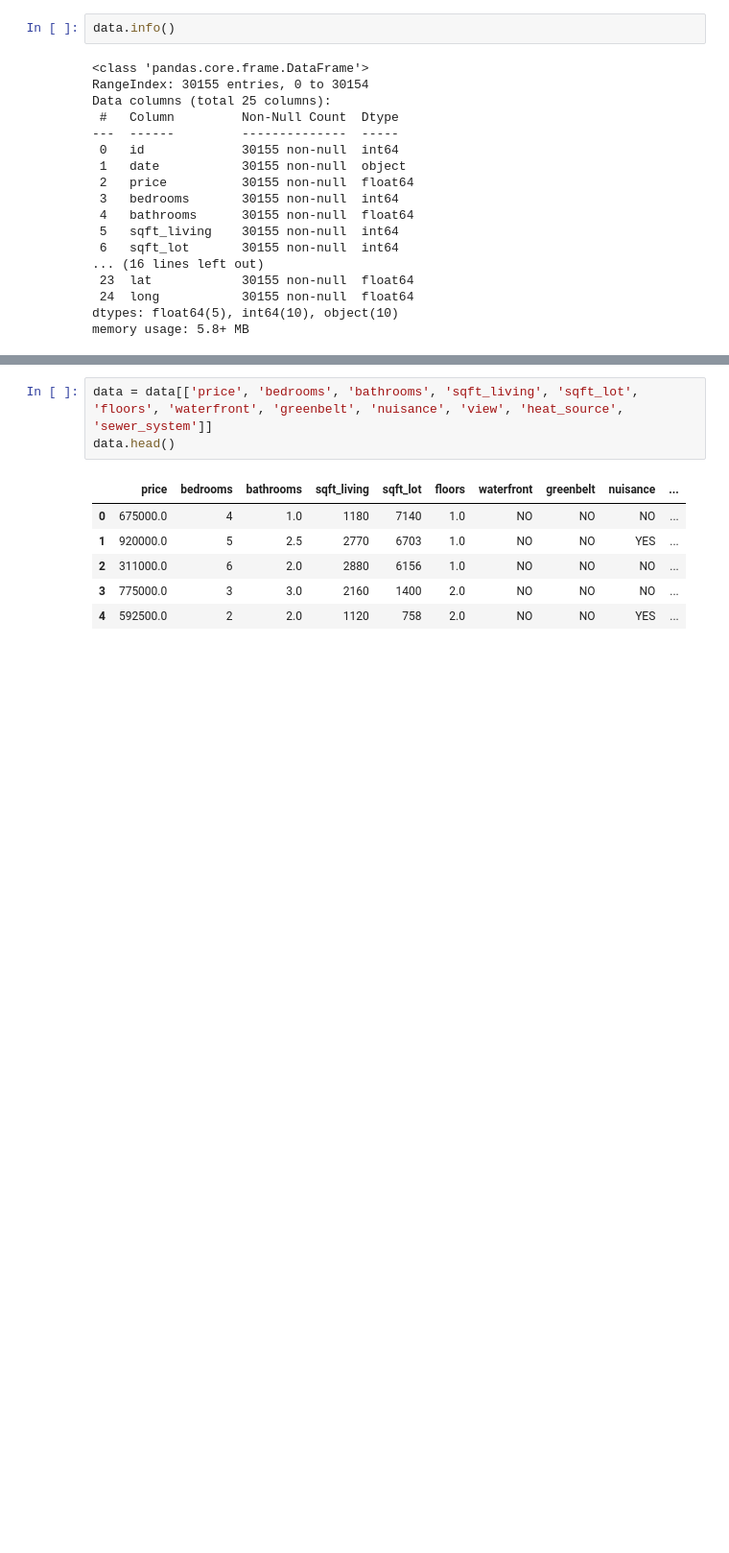
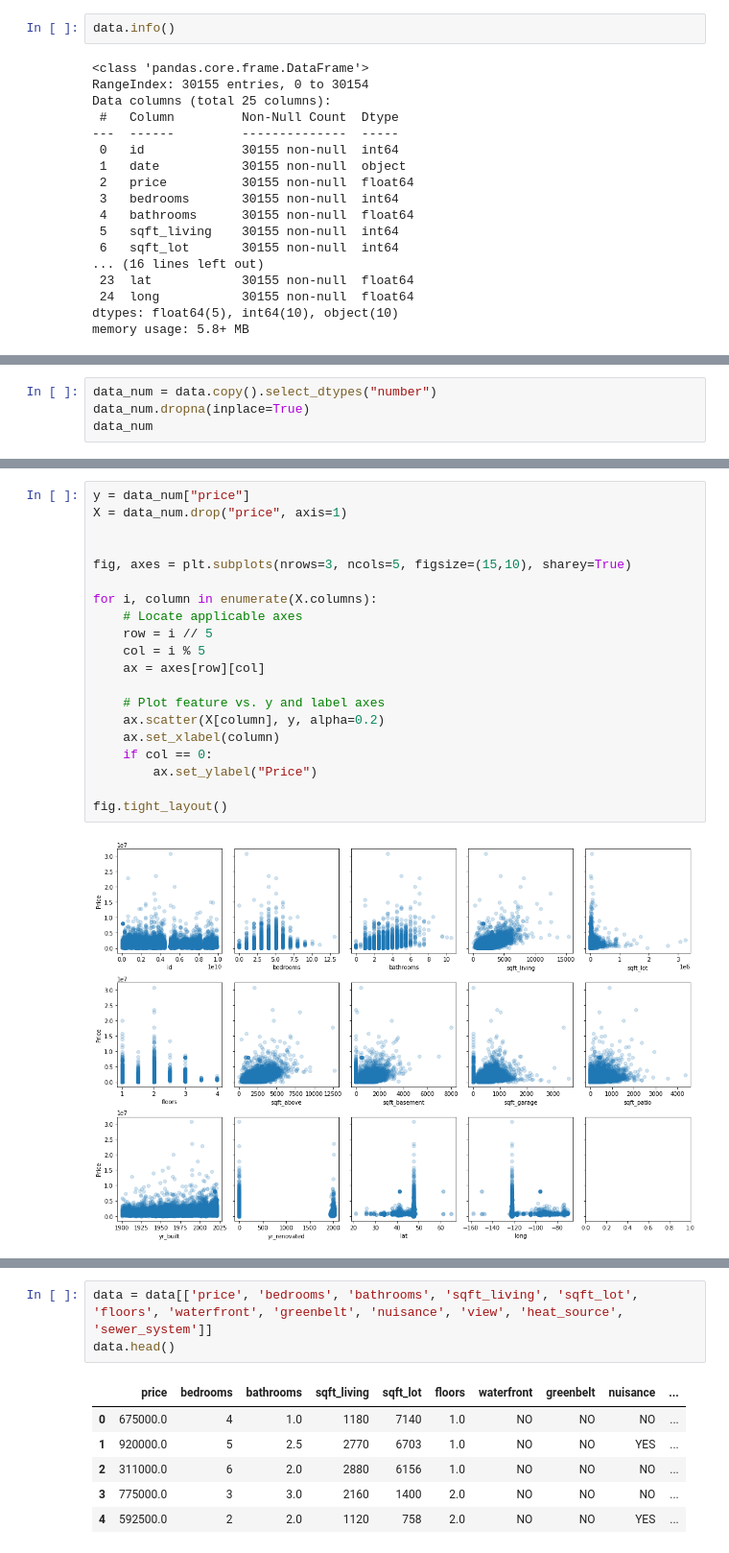
Before and after one commit to nicolemichaud03/RealEstateDataProject, a Jupyter notebook: Notebook.ipynb, the cells around one changed output, grey strips where cells are left out. Shown: that part at 96% size. Cells and saved outputs as stored; diff of their text form; blank space fills up the shorter version.

```diff
--- a/Notebook.ipynb
+++ b/Notebook.ipynb
@@ -52,0 +78,4 @@ memory usage: 5.8+ MB
+# %%
+data_num = data.copy().select_dtypes("number")
+data_num.dropna(inplace=True)
+data_num
@@ -52,0 +96,22 @@ memory usage: 5.8+ MB
+# %%
+y = data_num["price"]
+X = data_num.drop("price", axis=1)
+
+
+fig, axes = plt.subplots(nrows=3, ncols=5, figsize=(15,10), sharey=True)
+
+for i, column in enumerate(X.columns):
+    # Locate applicable axes
+    row = i // 5
+    col = i % 5
+    ax = axes[row][col]
+
+    # Plot feature vs. y and label axes
+    ax.scatter(X[column], y, alpha=0.2)
+    ax.set_xlabel(column)
+    if col == 0:
+        ax.set_ylabel("Price")
+
+fig.tight_layout()
+# %% [output]
+[figure, added]
```
Also changed, not shown: parts of 42 cells of this notebook.
